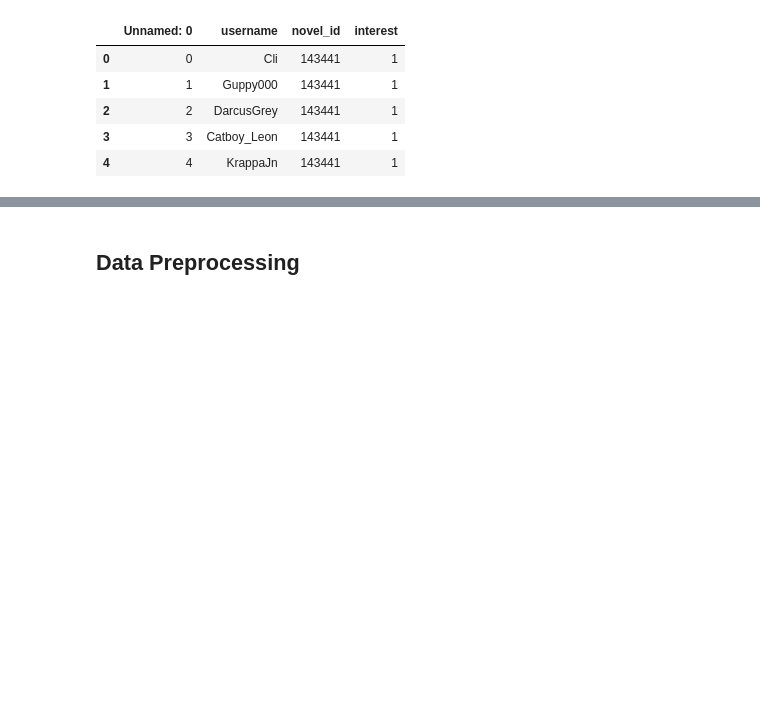
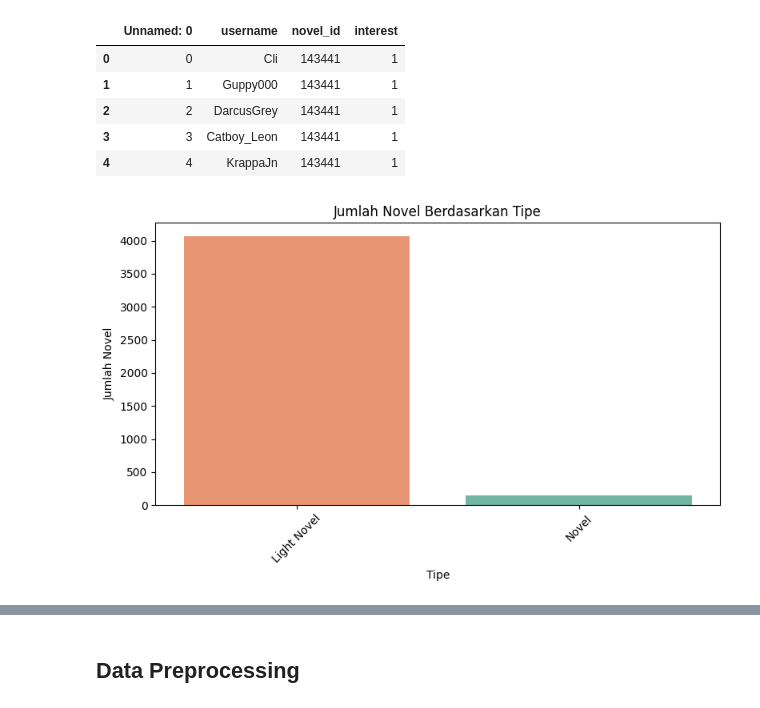
Before and after one commit to Reezzcy/Machine-Learning-Modelling-Recommender-Systems, a Jupyter notebook: submission_sistem_rekomendasi.ipynb, the cells around one changed output, grey strips where cells are left out. Drawn from its saved outputs; the diff is of its cells as text; code cells hidden in the pictures; blank space fills up the shorter version.

```diff
--- a/submission_sistem_rekomendasi.ipynb
+++ b/submission_sistem_rekomendasi.ipynb
@@ -130,3 +135,14 @@ interactions.head()
 | 2 | 2 | DarcusGrey | 143441 | 1 |
 | 3 | 3 | Catboy_Leon | 143441 | 1 |
 | 4 | 4 | KrappaJn | 143441 | 1 |
+# %%
+plt.figure(figsize=(8, 5))
+sns.countplot(data=novels, x='type', order=novels['type'].value_counts().index, palette='Set2', hue='type')
+plt.title('Jumlah Novel Berdasarkan Tipe')
+plt.xlabel('Tipe')
+plt.ylabel('Jumlah Novel')
+plt.xticks(rotation=45)
+plt.tight_layout()
+plt.show()
+# %% [output]
+[figure, added]
```
Also changed, not shown: parts of 16 cells of this notebook, 1 other file.
